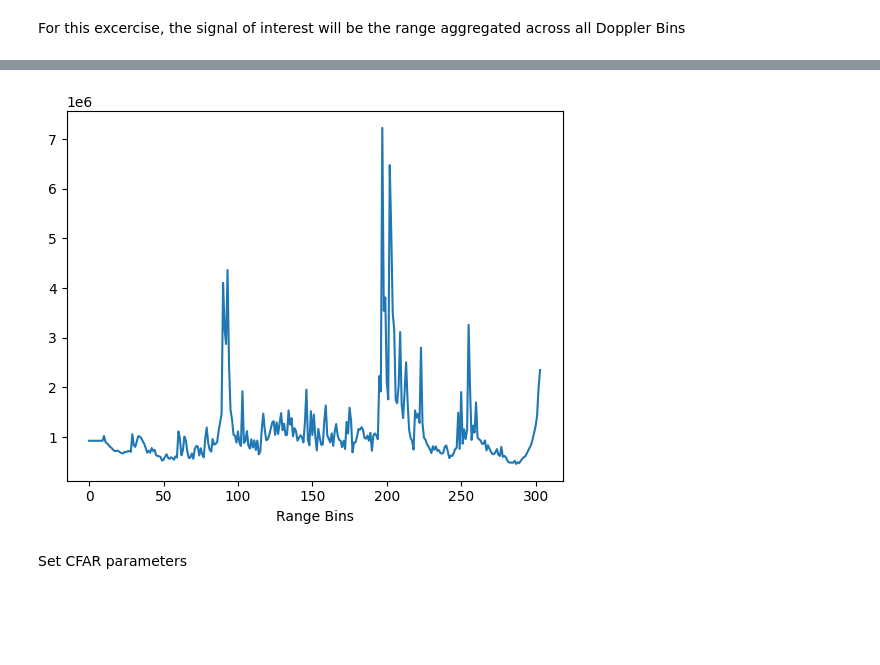
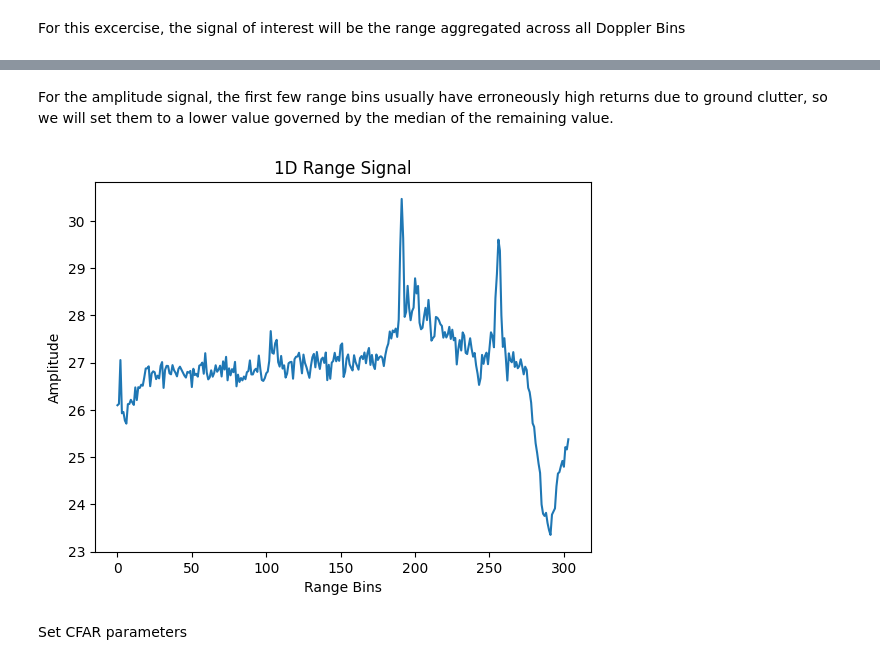
Before and after one commit to itberrios/radical, a Jupyter notebook: notebooks/cfar_pt1.ipynb, the cells around one changed output, grey strips where cells are left out. Drawn from its saved outputs; the diff is of its cells as text; code cells hidden in the pictures; blank space fills up the shorter version.

```diff
--- a/notebooks/cfar_pt1.ipynb
+++ b/notebooks/cfar_pt1.ipynb
@@ -40,7 +183,7 @@ with h5py.File(DATA_PATH, 'r') as h5_obj:
     for key in h5_obj.keys():
         data_dict.update({key : np.asarray(h5_obj[key])})
 # %%
-data_idx = 28
+data_idx = 21
 # %%
 adc_data = data_dict['radar'][data_idx, ...]
 # %%
@@ -78,0 +230,2 @@ x[:10] = np.median(x[10:]) # - x[10:20].std()
+# %%
+range_doppler_psd = 10*np.log10( np.abs(range_doppler) ).sum(axis=1).T
@@ -79,8 +251,22 @@ x[:10] = np.median(x[10:]) # - x[10:20].std()
+# %% [markdown]
+For the amplitude signal, the first few range bins usually have erroneously high returns due to ground clutter, so we will set them to a lower value governed by the median of the remaining value.
+# %%
+# signal of interest
+
+# amplitude signal
+x = np.abs(range_doppler).sum(axis=1).sum(axis=1) / (range_doppler.size)
+x[:10] = np.median(x[10:]) # 'notch' the clutter bins
+
+# log signal
+x = range_doppler_psd.sum(axis=0)
+x /= x.size # normalize to reduce dynamic range
 # %%
 plt.plot(x);
-plt.xlabel("Range Bins");
+plt.xlabel("Range Bins")
+plt.ylabel("Amplitude");
+plt.title("1D Range Signal");
 # %% [output]
-[figure, old version]
+[figure, new version]
 # %% [markdown]
 Set CFAR parameters
 # %%
```
Also changed, not shown: parts of 38 cells of this notebook, 5 other files.
